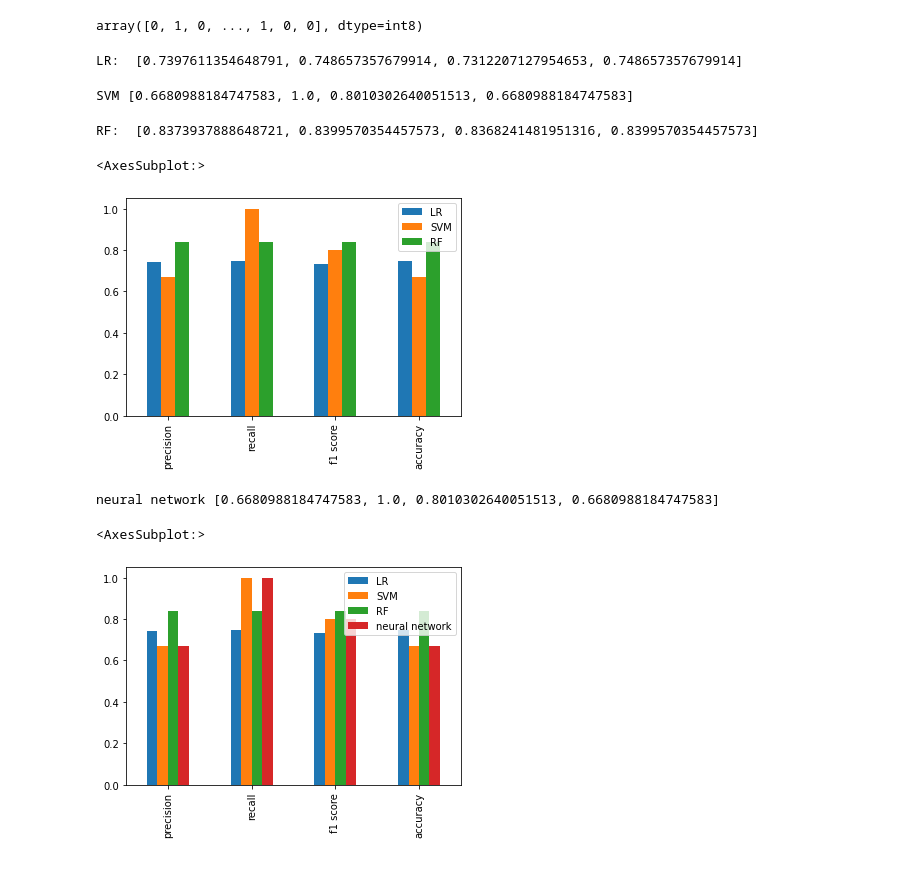
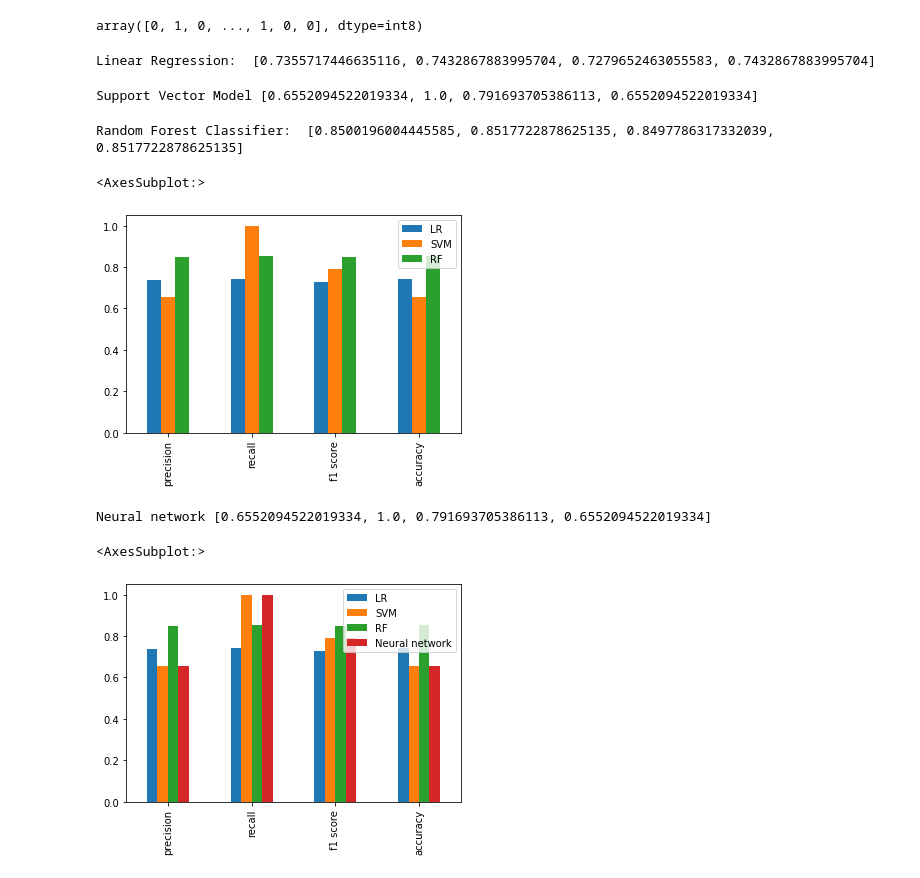
Before and after one commit to gawronskijakub/employee-future-prediction, a Jupyter notebook: employees.ipynb, the cells around one changed output. Cells and saved outputs as stored; diff of their text form; code cells hidden in the pictures.

```diff
--- a/employees.ipynb
+++ b/employees.ipynb
@@ -472,47 +490,75 @@ def train_model(classifier, feature_vector_train, label, feature_vector_valid):
     return score_vals
 # %%
 # MODEL 1 - Logistic regression
-accuracy = train_model(linear_model.LogisticRegression(), X_train, y_train, X_test)
+accuracy = train_model(
+	linear_model.LogisticRegression(
+		max_iter=1000
+	),
+	X_train,
+	y_train,
+	X_test
+)
 accuracy_compare = {'LR': accuracy}
-print ("LR: ", accuracy)
+print ("Linear Regression: ", accuracy)
 # %% [output]
-LR:  [0.7397611354648791, 0.748657357679914, 0.7312207127954653, 0.748657357679914]
+Linear Regression:  [0.7355717446635116, 0.7432867883995704, 0.7279652463055583, 0.7432867883995704]
 # %%
 # MODEL 2 - Support Vector Machine
-svc = svm.SVC()
-
-accuracy = train_model(svc, X_train, y_train, X_test)
+accuracy = train_model(
+	svm.SVC(),
+	X_train,
+	y_train,
+	X_test
+)
 accuracy_compare['SVM'] = accuracy
-print ("SVM" , accuracy)
+print ("Support Vector Model" , accuracy)
 # %% [output]
-SVM [0.6680988184747583, 1.0, 0.8010302640051513, 0.6680988184747583]
+Support Vector Model [0.6552094522019334, 1.0, 0.791693705386113, 0.6552094522019334]
 # %%
 # MODEL 3 - Random Forest Tree
-accuracy = train_model(ensemble.RandomForestClassifier(), X_train, y_train, X_test)
+accuracy = train_model(
+	ensemble.RandomForestClassifier(),
+	X_train,
+	y_train,
+	X_test
+)
 accuracy_compare['RF'] = accuracy
-print ("RF: ", accuracy)
+print ("Random Forest Classifier: ", accuracy)
 # %% [output]
-RF:  [0.8373937888648721, 0.8399570354457573, 0.8368241481951316, 0.8399570354457573]
+Random Forest Classifier:  [0.8500196004445585, 0.8517722878625135, 0.8497786317332039, 0.8517722878625135]
 # %%
-compareModels = pd.DataFrame(accuracy_compare, index = ['precision', 'recall', 'f1 score', 'accuracy'])
-compareModels.plot(kind='bar')
+compareCleanModels = pd.DataFrame(
+	accuracy_compare,
+	index = ['precision', 'recall', 'f1 score', 'accuracy']
+)
+compareCleanModels.plot(kind='bar')
 # %% [output]
 <AxesSubplot:>
-[figure, old version]
+[figure, new version]
 # %%
 # Corrective action - use of a neural network
 
 # MODEL 4 - neural network
-from sklearn.neural_network import MLPClassifier
-mlp = MLPClassifier(hidden_layer_sizes=(10, 10, 10), max_iter=1000)
-accuracy = train_model(mlp, X_train, y_train, X_test)
-accuracy_compare['neural network'] = accuracy
-print ("neural network" , accuracy)
+mlp = MLPClassifier(
+	hidden_layer_sizes=(10, 10, 10),
+	max_iter=1000
+)
+accuracy = train_model(
+	mlp,
+	X_train,
+	y_train,
+	X_test
+)
+accuracy_compare['Neural network'] = accuracy
+print ("Neural network" , accuracy)
 # %% [output]
-neural network [0.6680988184747583, 1.0, 0.8010302640051513, 0.6680988184747583]
+Neural network [0.6552094522019334, 1.0, 0.791693705386113, 0.6552094522019334]
 # %%
-compareModels = pd.DataFrame(accuracy_compare, index = ['precision', 'recall', 'f1 score', 'accuracy'])
-compareModels.plot(kind='bar')
+compareCleanModelsNN = pd.DataFrame(
+	accuracy_compare,
+	index = ['precision', 'recall', 'f1 score', 'accuracy']
+)
+compareCleanModelsNN.plot(kind='bar')
 # %% [output]
 <AxesSubplot:>
-[figure, old version]
+[figure, new version]
```
Also changed, not shown: parts of 25 cells of this notebook.
